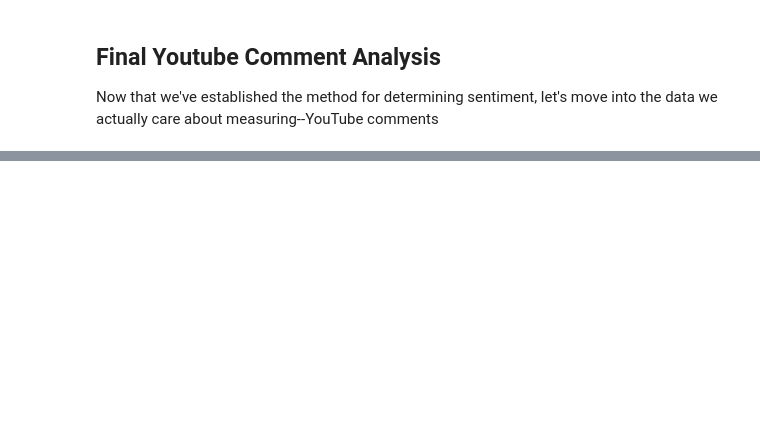
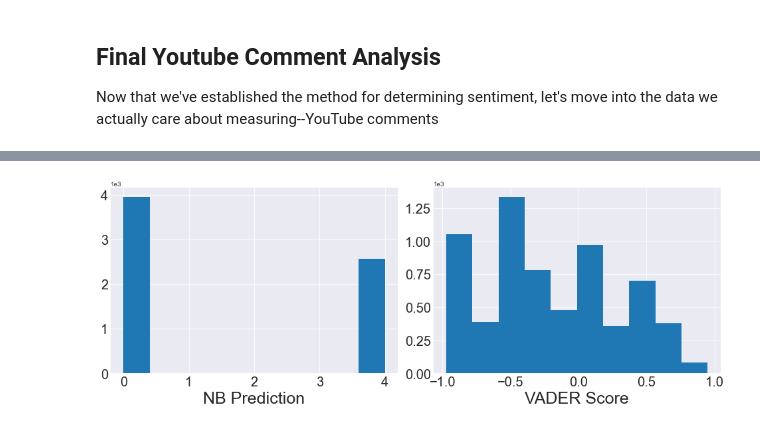
Before and after one commit to keaturner55/yt-comments-practicum, a Jupyter notebook: yt_comment_analysis.ipynb, the cells around one changed output, grey strips where cells are left out. Cells and saved outputs as stored; diff of their text form; code cells hidden in the pictures; blank space fills up the shorter version.

```diff
--- a/yt_comment_analysis.ipynb
+++ b/yt_comment_analysis.ipynb
@@ -28,0 +126,30 @@ topdf = combined.loc[combined['videoId'].isin(top_videos)]
+# %%
+# assume that like count adds to the users expressing that sentiment
+vader_scores = []
+nb_scores = []
+for i,row in testdf[["vader_score","nb_score","likeCount"]].iterrows():
+    like_int = row['likeCount']
+    vader_scores.extend([row["vader_score"]]*trunc(like_int+1))
+    nb_scores.extend([row["nb_score"]]*trunc(like_int+1))
+# %%
+# Plot compare sentiment
+fig = plt.figure(figsize = (20,5))
+
+ax1 = fig.add_subplot(131)
+ax1.set_xlabel("NB Prediction", size = 25)
+ax1.hist(nb_scores)
+
+ax2 = fig.add_subplot(132)
+ax2.hist(vader_scores)
+ax2.set_xlabel("VADER Score", size = 25)
+
+for ax in (ax1,ax2):
+    ax.tick_params(axis='x', labelsize= 20)
+    ax.tick_params(axis='y', labelsize= 20)
+    ax.ticklabel_format(axis='y', style='sci', scilimits=(0,0))
+    ax.spines['right'].set_visible(False)
+    ax.spines['top'].set_visible(False)
+
+plt.tight_layout()
+# %% [output]
+[figure, added]
```
Also changed, not shown: parts of 27 cells of this notebook, 4 other files.
